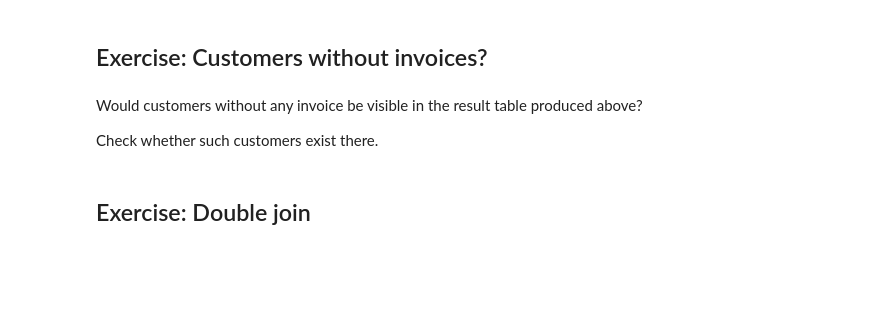
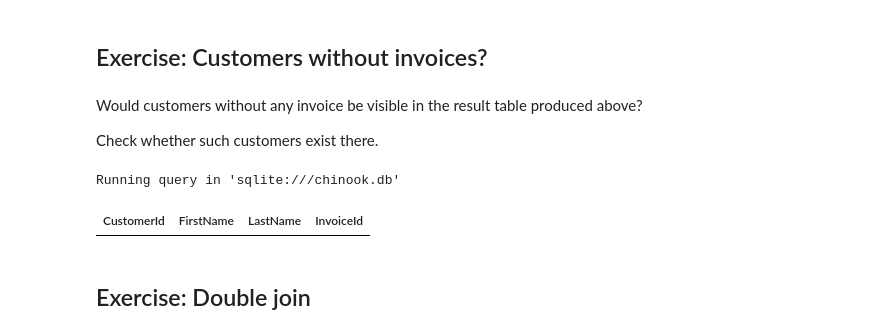
Before and after one commit to LUMC/EfDS, a Jupyter notebook: 10_sql/JOIN_basic.exercises.ipynb, the cells around one changed output. Drawn from its saved outputs; the diff is of its cells as text; code cells hidden in the pictures; blank space fills up the shorter version.

```diff
--- a/10_sql/JOIN_basic.exercises.ipynb
+++ b/10_sql/JOIN_basic.exercises.ipynb
@@ -26,6 +96,13 @@ What would be the primary key for this table?
 Would customers without any invoice be visible in the result table produced above?
 
 Check whether such customers exist there.
+# %%
+%%sql
+SELECT * FROM CustInvoice
+WHERE InvoiceId IS NULL
+# %% [output]
+Running query in 'sqlite:///chinook.db'
+| CustomerId | FirstName | LastName | InvoiceId |
 # %% [markdown]
 ## Exercise: Double join
 # %% [markdown]
```
Also changed, not shown: parts of 8 cells of this notebook, 4 other files.
